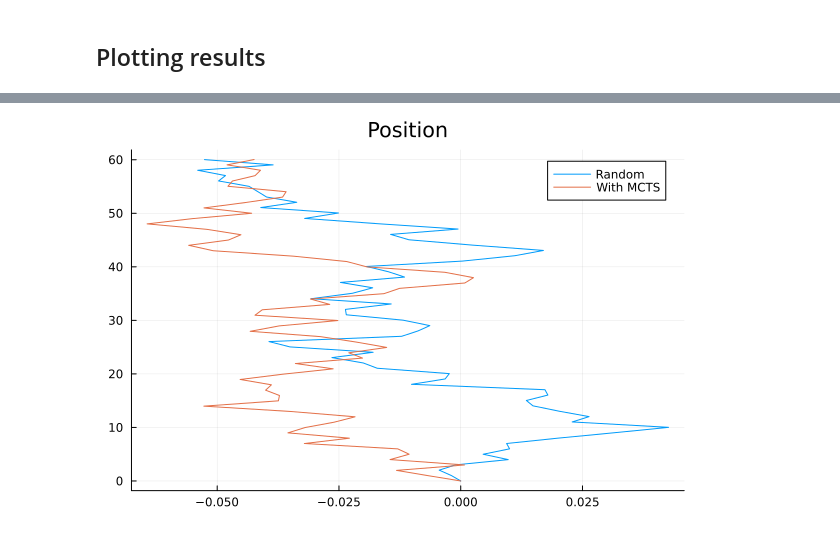
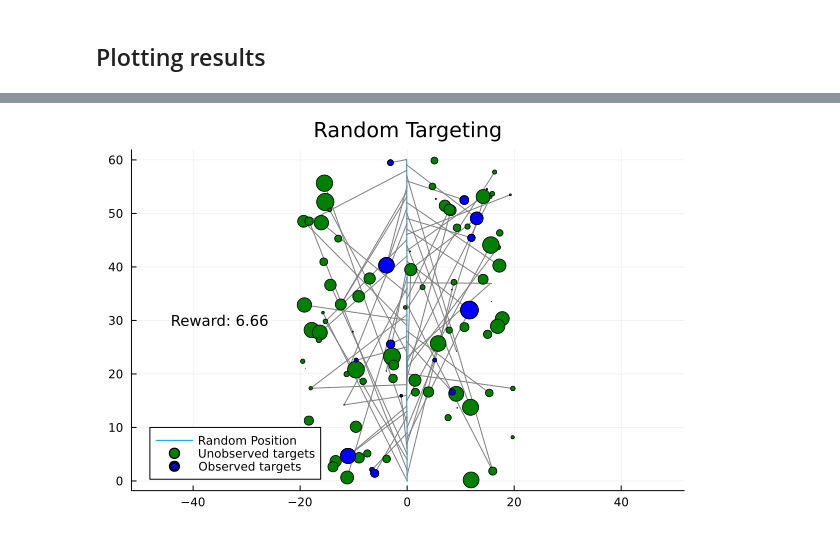
Before and after one commit to GigaVoltFlash/AA228-Final-Project, a Jupyter notebook: dev-anshuk/integrated_problem.ipynb, the cells around one changed output, grey strips where cells are left out. Drawn from its saved outputs; the diff is of its cells as text; code cells hidden in the pictures.

Commit message:
Fixed MCTS, plots in the integrated notebook

```diff
--- a/dev-anshuk/integrated_problem.ipynb
+++ b/dev-anshuk/integrated_problem.ipynb
@@ -138,3 +138,17 @@ Final reward: 15.51
+# %%
+target_x_r = [state.target_list[i][1] for i in 1:length(state.target_list)]
+target_y_r = [state.target_list[i][2] for i in 1:length(state.target_list)]
+target_reward_r = [state.target_list[i][3] for i in 1:length(state.target_list)]
+observed_target_x_r = []
+observed_target_y_r = []
+observed_target_reward_r = []
+for i in 1:length(state.observed_list)
+    if state.observed_list[i] == 1
+        push!(observed_target_x_r, state.target_list[i][1])
+        push!(observed_target_y_r, state.target_list[i][2])
+        push!(observed_target_reward_r, state.target_list[i][3])
+    end
+end
 # %% [markdown]
 ## Run the given problem with MCTS
 # %%
@@ -224,3 +218,17 @@ reward_total
+# %%
+target_x = [state.target_list[i][1] for i in 1:length(state.target_list)]
+target_y = [state.target_list[i][2] for i in 1:length(state.target_list)]
+target_reward = [state.target_list[i][3] for i in 1:length(state.target_list)]
+observed_target_x = []
+observed_target_y = []
+observed_target_reward = []
+for i in 1:length(state.observed_list)
+    if state.observed_list[i] == 1
+        push!(observed_target_x, state.target_list[i][1])
+        push!(observed_target_y, state.target_list[i][2])
+        push!(observed_target_reward, state.target_list[i][3])
+    end
+end
 # %% [markdown]
 ## Plotting results
 # %%
@@ -263,4 +271,19 @@ plot(index, [x_angle_list, x_angle_list_mcts], label=["Random" "With MCTS"], tit
-# %%
-plot([x_list, x_list_mcts], [y_list, y_list_mcts], label=["Random" "With MCTS"], title="Position")
-# %% [output]
-[figure, removed]
+# %%
+plt = plot(x_list, y_list, label="Random Position", title="Random Targeting", aspect_ratio=:equal, legend=:bottomleft)
+
+for i in 1:length(x_list)
+    if action_list[i] != 1
+        plot!([x_list[i], target_x_r[action_list[i] - 1]], [y_list[i], target_y_r[action_list[i] - 1]], label="", c="gray")
+    end
+end
+
+reward_round = round(reward_total, digits=2)
+text_to_display = "Reward: $reward_round"
+annotate!((-35, 30, text(text_to_display, 10, :left, :center, :black)))
+
+
+scatter!(target_x_r,target_y_r, mc="green", label="Unobserved targets", markersize = 10*target_reward_r)
+scatter!(observed_target_x_r,observed_target_y_r, mc="blue", label="Observed targets", markersize = 10*observed_target_reward_r)
+display(plt)
+# %% [output]
+[figure, added]
```
Also changed, not shown: parts of 7 cells of this notebook, 3 other files.
